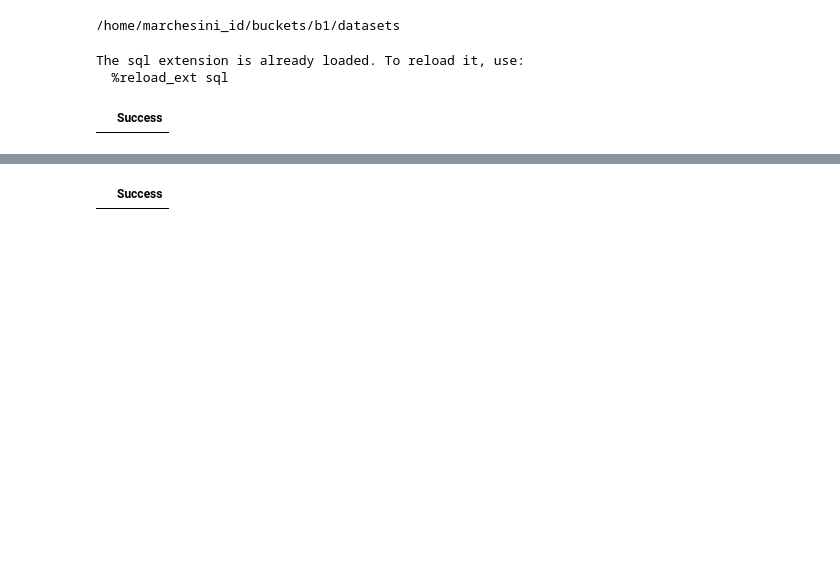
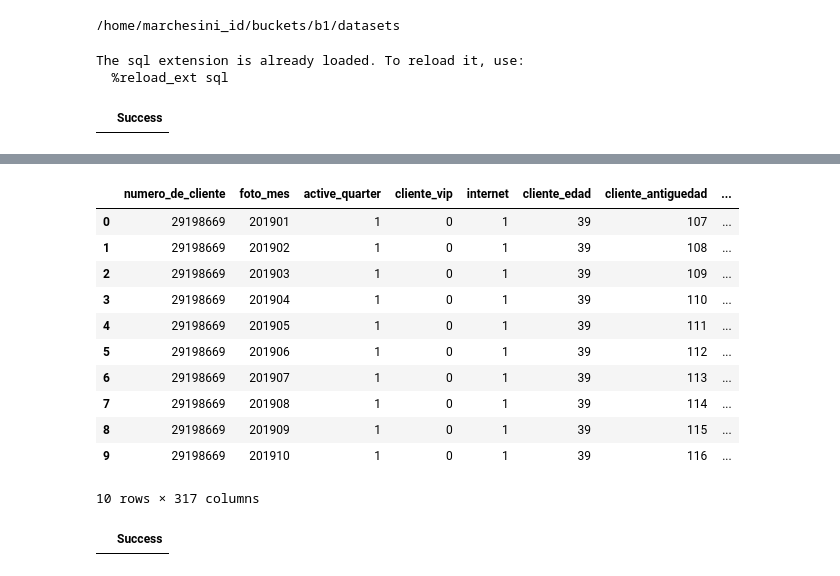
Before and after one commit to marchesiniid/dmeyf2023, a Jupyter notebook: funciones_analiticas_2.ipynb, the cells around one changed output, grey strips where cells are left out. Drawn from its saved outputs; the diff is of its cells as text; code cells hidden in the pictures; blank space fills up the shorter version.

```diff
--- a/funciones_analiticas_2.ipynb
+++ b/funciones_analiticas_2.ipynb
@@ -449,2 +472,18 @@ window ventana_6 as (partition by numero_de_cliente order by foto_mes rows betwe
+# %%
+%%sql
+select * from competencia_final limit 10
+# %% [output]
+|  | numero_de_cliente | foto_mes | active_quarter | cliente_vip | internet | cliente_edad | cliente_antiguedad | ... |
+| 0 | 29198669 | 201901 | 1 | 0 | 1 | 39 | 107 | ... |
+| 1 | 29198669 | 201902 | 1 | 0 | 1 | 39 | 108 | ... |
+| 2 | 29198669 | 201903 | 1 | 0 | 1 | 39 | 109 | ... |
+| 3 | 29198669 | 201904 | 1 | 0 | 1 | 39 | 110 | ... |
+| 4 | 29198669 | 201905 | 1 | 0 | 1 | 39 | 111 | ... |
+| 5 | 29198669 | 201906 | 1 | 0 | 1 | 39 | 112 | ... |
+| 6 | 29198669 | 201907 | 1 | 0 | 1 | 39 | 113 | ... |
+| 7 | 29198669 | 201908 | 1 | 0 | 1 | 39 | 114 | ... |
+| 8 | 29198669 | 201909 | 1 | 0 | 1 | 39 | 115 | ... |
+| 9 | 29198669 | 201910 | 1 | 0 | 1 | 39 | 116 | ... |
+10 rows × 317 columns
 # %%
 %%sql
```
Also changed, not shown: parts of 13 cells of this notebook.
